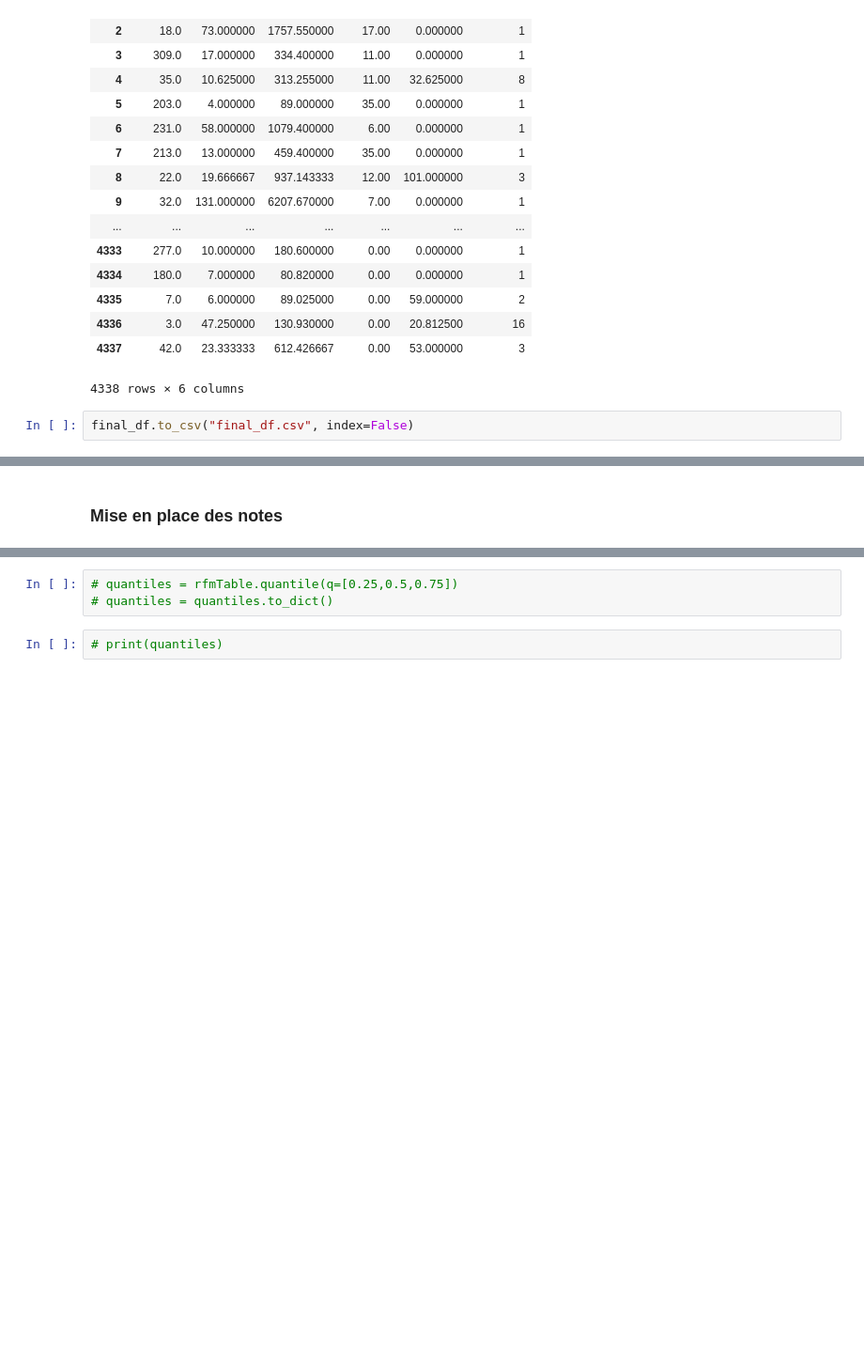
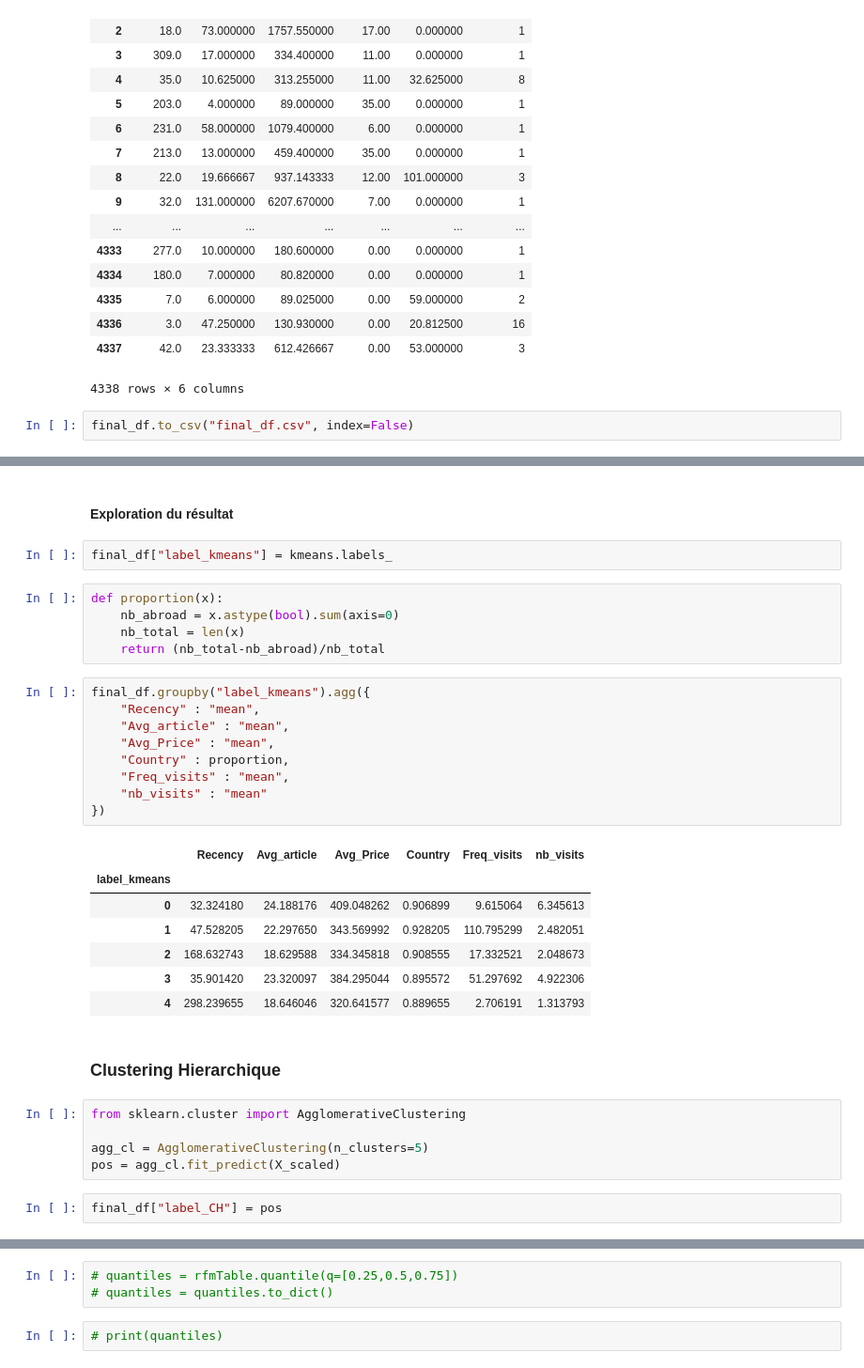
Before and after one commit to Coni63/OC_DS, a Jupyter notebook: P5/Segmentation Client.ipynb, the cells around one changed output, grey strips where cells are left out. Shown at 94% size. Drawn from its saved outputs; the diff is of its cells as text; blank space fills up the shorter version.

```diff
--- a/P5/Segmentation Client.ipynb
+++ b/P5/Segmentation Client.ipynb
@@ -583,2 +553,35 @@ array([ 1.,  1.,  1.,  1.])
-# %% [markdown]
-### Mise en place des notes
+# %% [markdown]
+#### Exploration du résultat
+# %%
+final_df["label_kmeans"] = kmeans.labels_
+# %%
+def proportion(x):
+    nb_abroad = x.astype(bool).sum(axis=0)
+    nb_total = len(x)
+    return (nb_total-nb_abroad)/nb_total
+# %%
+final_df.groupby("label_kmeans").agg({
+    "Recency" : "mean",
+    "Avg_article" : "mean",
+    "Avg_Price" : "mean",
+    "Country" : proportion,
+    "Freq_visits" : "mean",
+    "nb_visits" : "mean"
+})
+# %% [output]
+|  | Recency | Avg_article | Avg_Price | Country | Freq_visits | nb_visits |
+| label_kmeans |  |  |  |  |  |  |
+| 0 | 32.324180 | 24.188176 | 409.048262 | 0.906899 | 9.615064 | 6.345613 |
+| 1 | 47.528205 | 22.297650 | 343.569992 | 0.928205 | 110.795299 | 2.482051 |
+| 2 | 168.632743 | 18.629588 | 334.345818 | 0.908555 | 17.332521 | 2.048673 |
+| 3 | 35.901420 | 23.320097 | 384.295044 | 0.895572 | 51.297692 | 4.922306 |
+| 4 | 298.239655 | 18.646046 | 320.641577 | 0.889655 | 2.706191 | 1.313793 |
+# %% [markdown]
+### Clustering Hierarchique
+# %%
+from sklearn.cluster import AgglomerativeClustering
+
+agg_cl = AgglomerativeClustering(n_clusters=5)
+pos = agg_cl.fit_predict(X_scaled)
+# %%
+final_df["label_CH"] = pos
```
Also changed, not shown: parts of 39 cells of this notebook, 1 other file.
